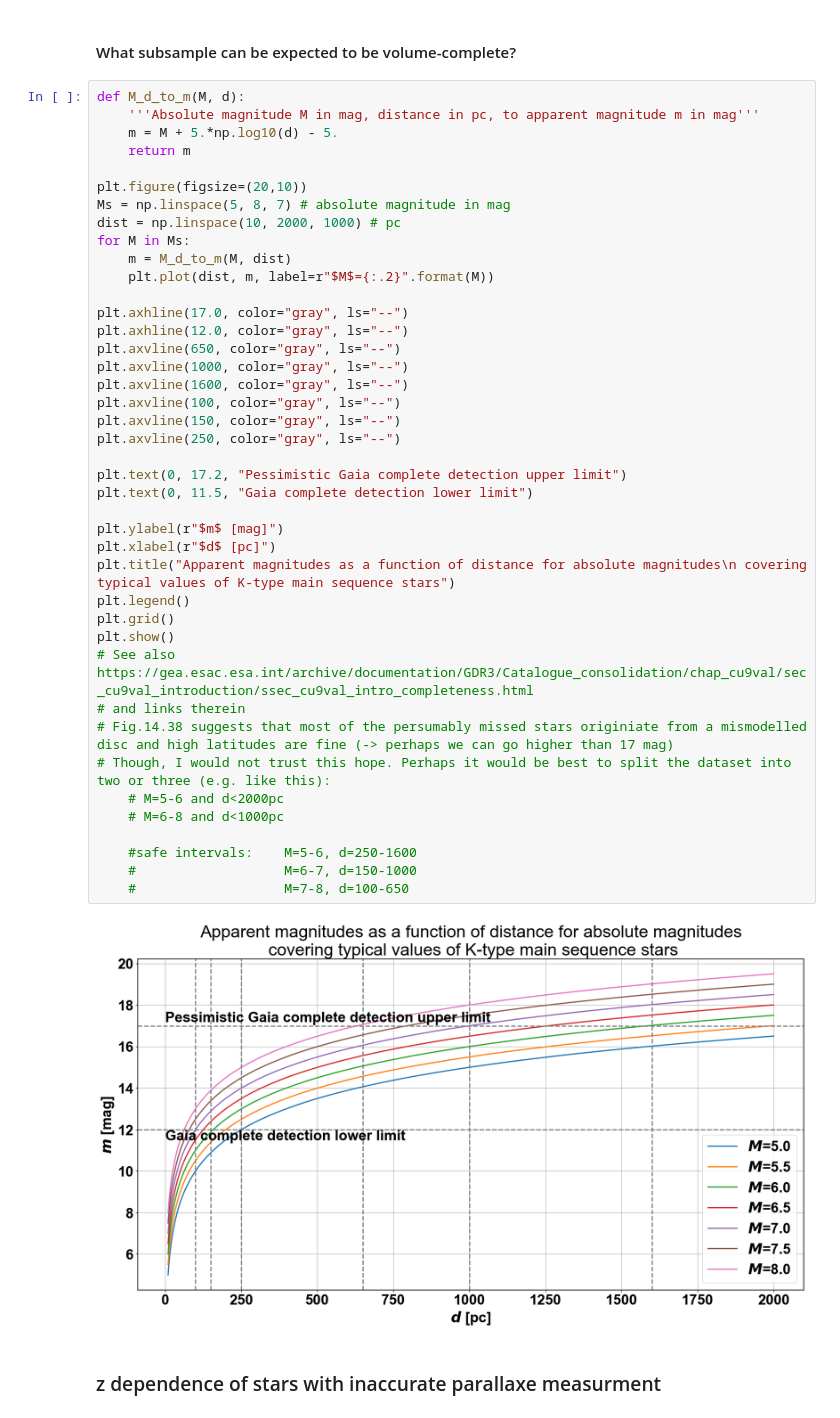
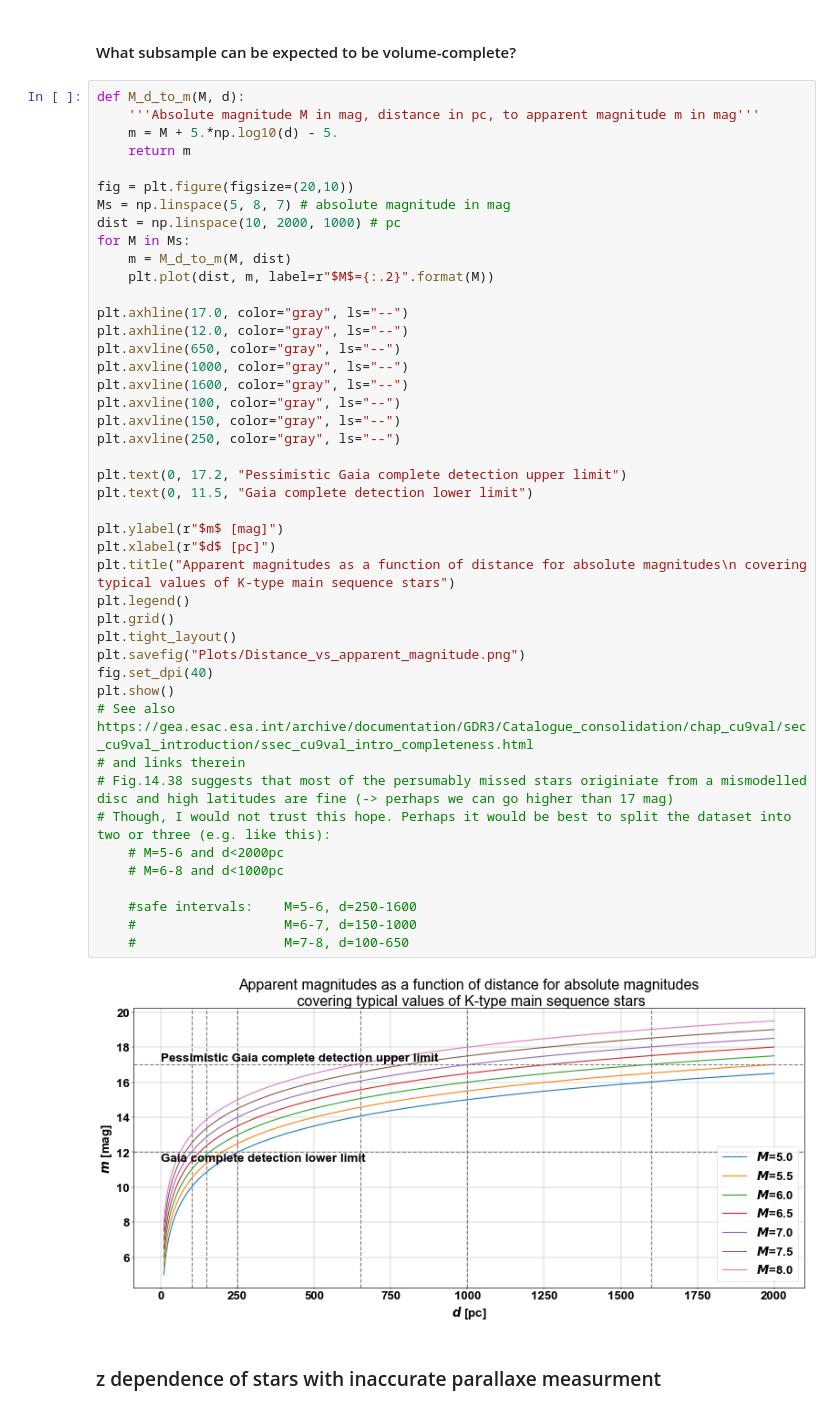
Before and after one commit to rubba0220/Bachelorarbeit, a Jupyter notebook: GaiaDR3_Data.ipynb, the cells around one changed output. Cells and saved outputs as stored; diff of their text form.

Commit message:
Plots

```diff
--- a/GaiaDR3_Data.ipynb
+++ b/GaiaDR3_Data.ipynb
@@ -151,7 +151,7 @@ def M_d_to_m(M, d):
     m = M + 5.*np.log10(d) - 5.
     return m
 
-plt.figure(figsize=(20,10))
+fig = plt.figure(figsize=(20,10))
 Ms = np.linspace(5, 8, 7) # absolute magnitude in mag
 dist = np.linspace(10, 2000, 1000) # pc
 for M in Ms:
@@ -160,34 +160,37 @@ for M in Ms:
 
 plt.axhline(17.0, color="gray", ls="--")
 plt.axhline(12.0, color="gray", ls="--")
 plt.axvline(650, color="gray", ls="--")
 plt.axvline(1000, color="gray", ls="--")
 plt.axvline(1600, color="gray", ls="--")
 plt.axvline(100, color="gray", ls="--")
 plt.axvline(150, color="gray", ls="--")
 plt.axvline(250, color="gray", ls="--")
 
 plt.text(0, 17.2, "Pessimistic Gaia complete detection upper limit")
 plt.text(0, 11.5, "Gaia complete detection lower limit")
 
 plt.ylabel(r"$m$ [mag]")
 plt.xlabel(r"$d$ [pc]")
 plt.title("Apparent magnitudes as a function of distance for absolute magnitudes\n covering typical values of K-type main sequence stars")
 plt.legend()
 plt.grid()
+plt.tight_layout()
+plt.savefig("Plots/Distance_vs_apparent_magnitude.png")
+fig.set_dpi(40)
 plt.show()
 # See also https://gea.esac.esa.int/archive/documentation/GDR3/Catalogue_consolidation/chap_cu9val/sec_cu9val_introduction/ssec_cu9val_intro_completeness.html
 # and links therein
 # Fig.14.38 suggests that most of the persumably missed stars originiate from a mismodelled disc and high latitudes are fine (-> perhaps we can go higher than 17 mag)
 # Though, I would not trust this hope. Perhaps it would be best to split the dataset into two or three (e.g. like this):
     # M=5-6 and d<2000pc
     # M=6-8 and d<1000pc
 
     #safe intervals:    M=5-6, d=250-1600
     #                   M=6-7, d=150-1000
     #                   M=7-8, d=100-650
 # %% [output]
-[figure, old version]
+[figure, new version]
 # %% [markdown]
 ### z dependence of stars with inaccurate parallaxe measurment
 # %%
```
Also changed, not shown: parts of 4 cells of this notebook, 5 other files.
